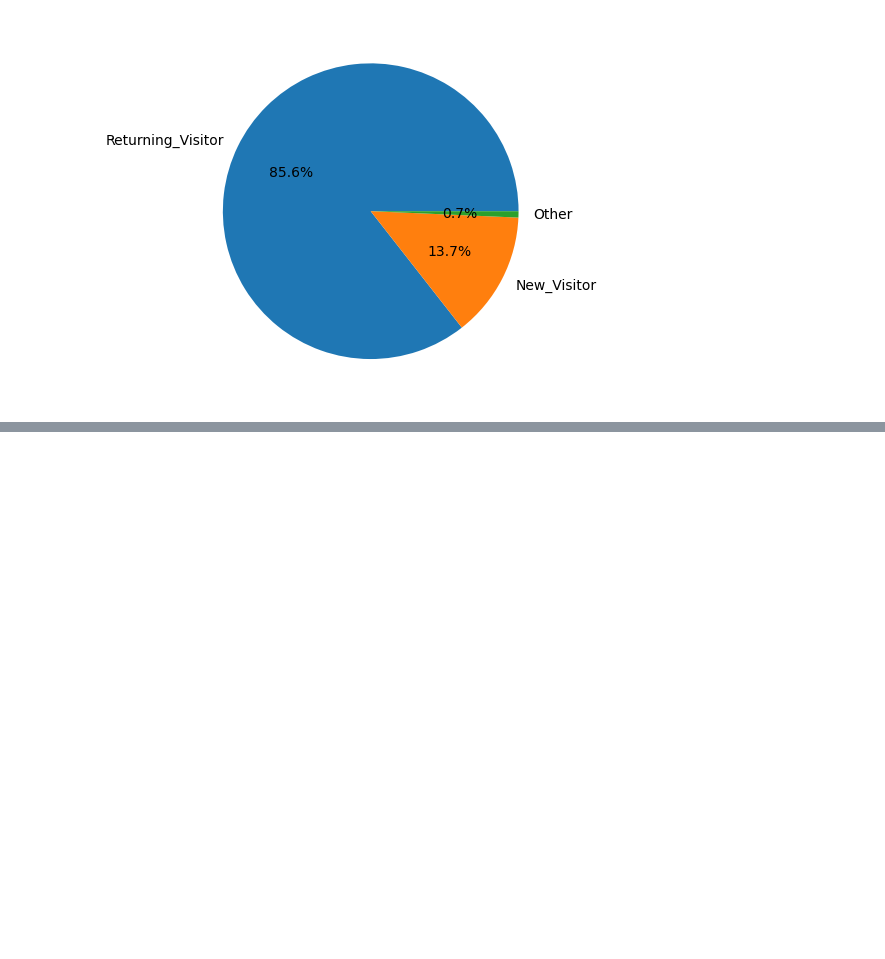
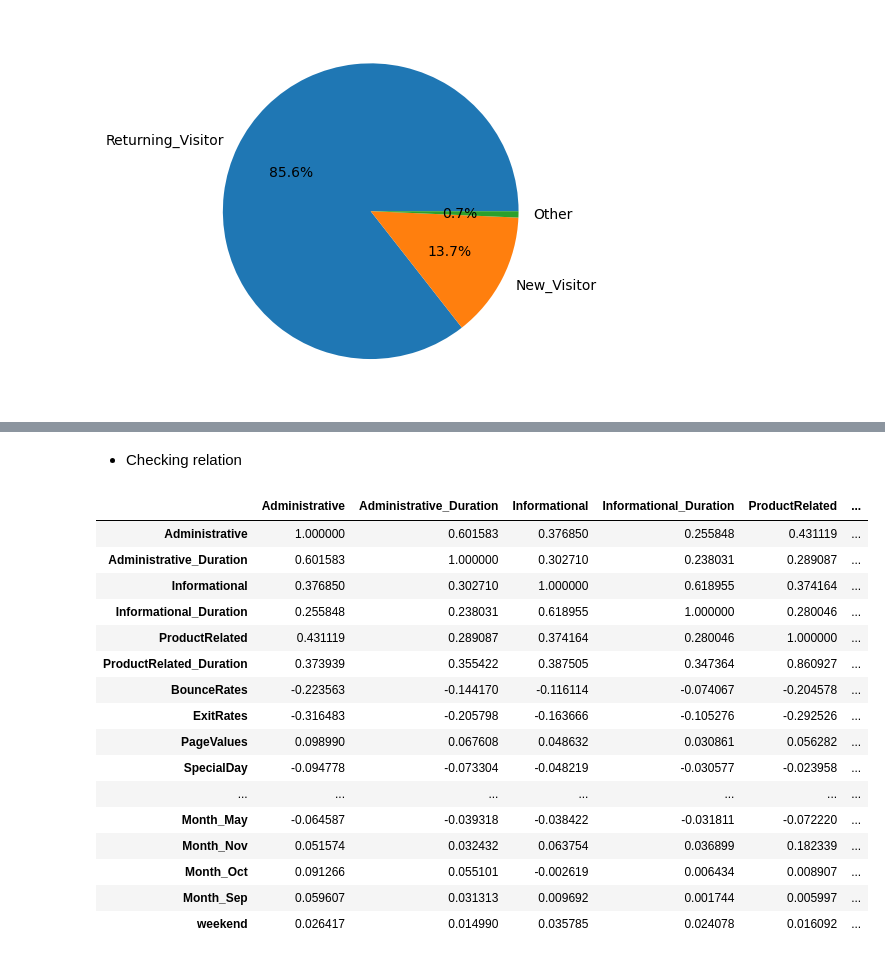
Before and after one commit to SapamPritamjit/AI_ML-PRIME-, a Jupyter notebook: PRIME_AI-ML(Q_PRACTICE)/07_MACHINE_LEARNING/01_SUPERVIDES_LEARNING/04_DECISION_TREE/shop_smart_ecommerce.ipynb, the cells around one changed output, grey strips where cells are left out. Drawn from its saved outputs; the diff is of its cells as text; code cells hidden in the pictures; blank space fills up the shorter version.

```diff
--- a/PRIME_AI-ML(Q_PRACTICE)/07_MACHINE_LEARNING/01_SUPERVIDES_LEARNING/04_DECISION_TREE/shop_smart_ecommerce.ipynb
+++ b/PRIME_AI-ML(Q_PRACTICE)/07_MACHINE_LEARNING/01_SUPERVIDES_LEARNING/04_DECISION_TREE/shop_smart_ecommerce.ipynb
@@ -53,0 +78,15 @@ plt.show()
+# %%
+df_temp = df.copy()
+# %%
+ohe = OneHotEncoder(drop="first", handle_unknown="ignore", sparse_output=False)
+
+encoded = ohe.fit_transform(df_temp[["Month"]])
+
+encoded_df = pd.DataFrame(
+    encoded,
+    columns=ohe.get_feature_names_out(["Month"])
+)
+
+df = pd.concat([df_temp, encoded_df], axis=1)
+
+df.drop("Month", axis=1, inplace=True)
@@ -53,0 +122,28 @@ plt.show()
+# %%
+df["Revenue"] = df["Revenue"].astype(int)
+df["weekend"] = df["Weekend"].astype(int)
+# %% [markdown]
+* Checking relation
+# %%
+num_col = df.select_dtypes("number")
+corr_mat = num_col.corr()
+# %%
+corr_mat
+# %% [output]
+|  | Administrative | Administrative_Duration | Informational | Informational_Duration | ProductRelated | ... |
+| Administrative | 1.000000 | 0.601583 | 0.376850 | 0.255848 | 0.431119 | ... |
+| Administrative_Duration | 0.601583 | 1.000000 | 0.302710 | 0.238031 | 0.289087 | ... |
+| Informational | 0.376850 | 0.302710 | 1.000000 | 0.618955 | 0.374164 | ... |
+| Informational_Duration | 0.255848 | 0.238031 | 0.618955 | 1.000000 | 0.280046 | ... |
+| ProductRelated | 0.431119 | 0.289087 | 0.374164 | 0.280046 | 1.000000 | ... |
+| ProductRelated_Duration | 0.373939 | 0.355422 | 0.387505 | 0.347364 | 0.860927 | ... |
+| BounceRates | -0.223563 | -0.144170 | -0.116114 | -0.074067 | -0.204578 | ... |
+| ExitRates | -0.316483 | -0.205798 | -0.163666 | -0.105276 | -0.292526 | ... |
+| PageValues | 0.098990 | 0.067608 | 0.048632 | 0.030861 | 0.056282 | ... |
+| SpecialDay | -0.094778 | -0.073304 | -0.048219 | -0.030577 | -0.023958 | ... |
+| ... | ... | ... | ... | ... | ... | ... |
+| Month_May | -0.064587 | -0.039318 | -0.038422 | -0.031811 | -0.072220 | ... |
+| Month_Nov | 0.051574 | 0.032432 | 0.063754 | 0.036899 | 0.182339 | ... |
+| Month_Oct | 0.091266 | 0.055101 | -0.002619 | 0.006434 | 0.008907 | ... |
+| Month_Sep | 0.059607 | 0.031313 | 0.009692 | 0.001744 | 0.005997 | ... |
+| weekend | 0.026417 | 0.014990 | 0.035785 | 0.024078 | 0.016092 | ... |
```
Also changed, not shown: parts of 19 cells of this notebook, 1 other file.
